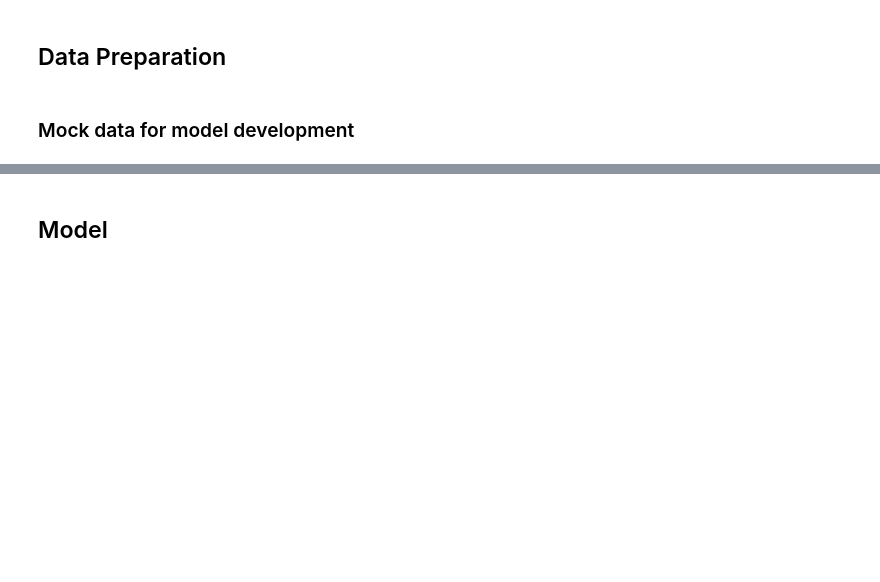
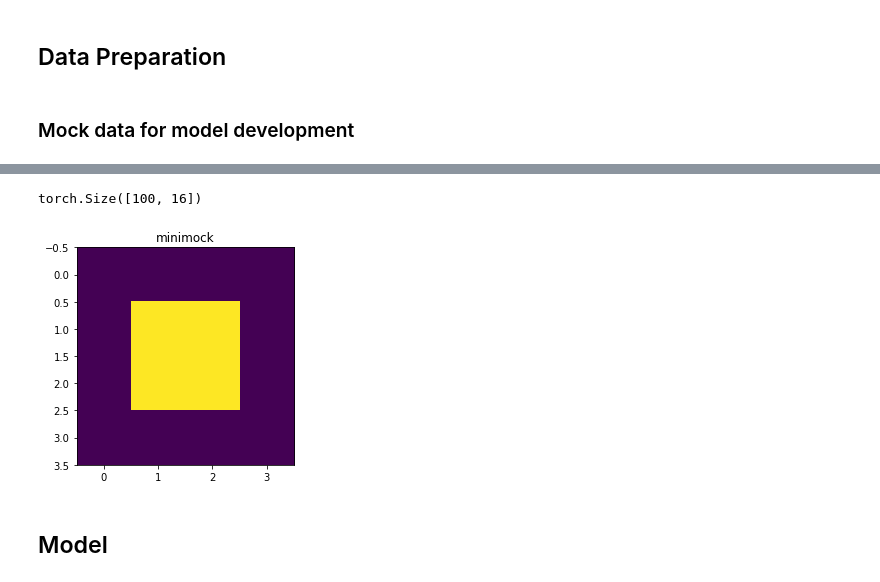
Before and after one commit to iakioh/MusiCAN, a Jupyter notebook: models/first_music_GAN.ipynb, the cells around one changed output, grey strips where cells are left out. Drawn from its saved outputs; the diff is of its cells as text; code cells hidden in the pictures; blank space fills up the shorter version.

```diff
--- a/models/first_music_GAN.ipynb
+++ b/models/first_music_GAN.ipynb
@@ -53,3 +54,22 @@ mock_data_set = torch.utils.data.TensorDataset(mock_data, mock_labels)
+# %%
+minimock = torch.tensor([[0, 0, 0, 0],
+                          [0, 1, 1, 0],
+                          [0, 1, 1, 0],
+                          [0, 0, 0, 0]], dtype = torch.float)
+
+plt.title("minimock")
+plt.imshow(minimock);
+
+# make a dataset by stacking the same image a number of times
+number_images     = 100
+minimock_vector   = minimock.flatten()
+minimock_data     = minimock_vector[None, :].expand(number_images,
+                                                    *minimock_vector.size())
+minimock_dataset = torch.utils.data.TensorDataset(minimock_data)
+minimock_data.size()
+# %% [output]
+torch.Size([100, 16])
+[figure, added]
 # %% [markdown]
 ## Model
 # %% [markdown]
```
Also changed, not shown: parts of 19 cells of this notebook, 1 other file.
